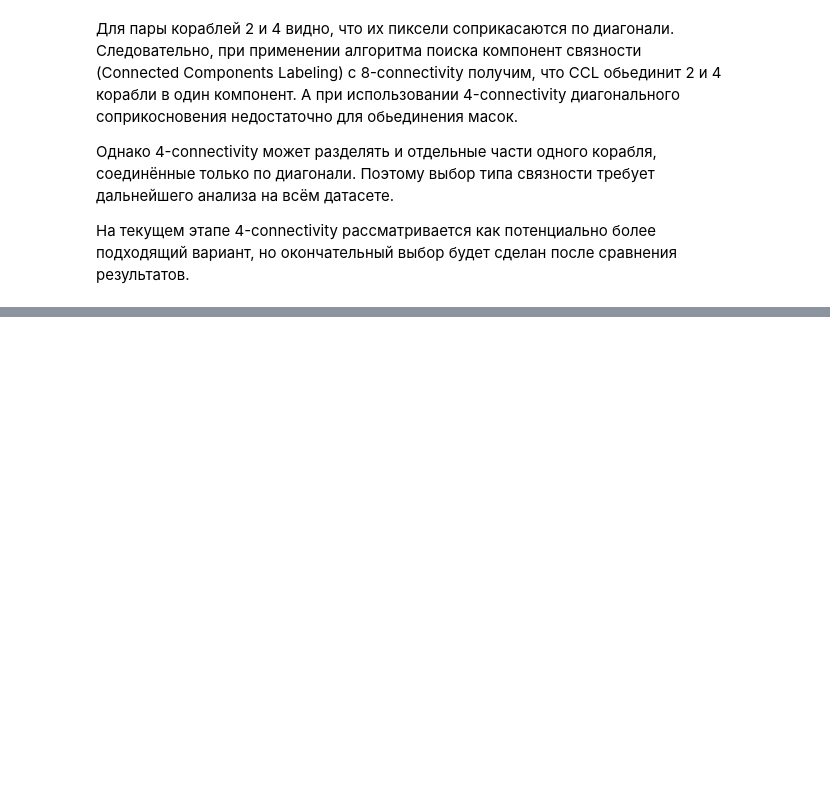
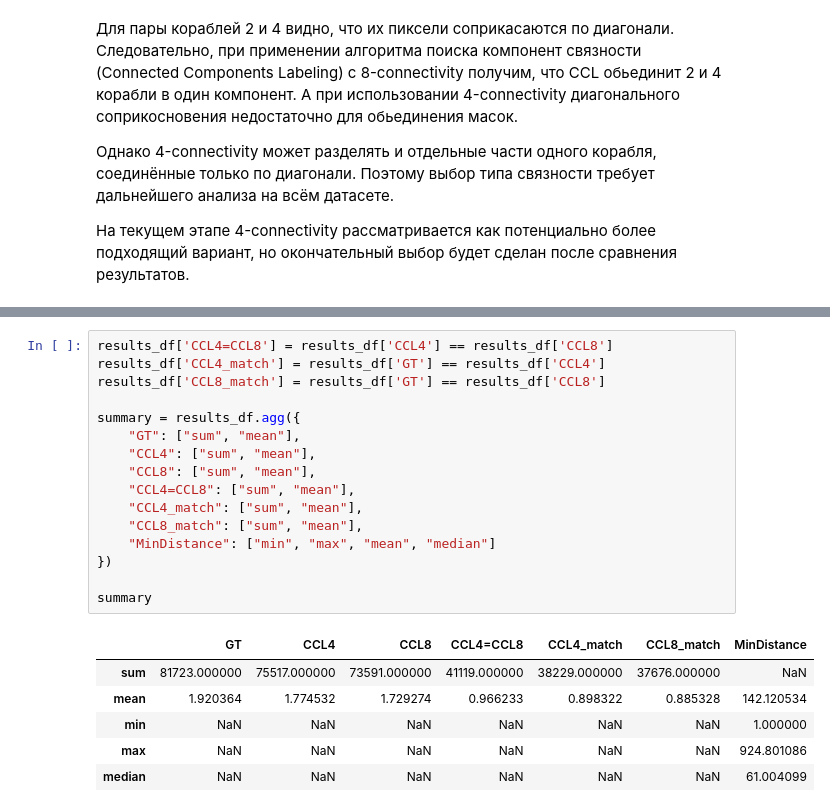
Before and after one commit to Klimentij-Kvl/ship-detection, a Jupyter notebook: notebooks/eda_instance_geometry.ipynb, the cells around one changed output, grey strips where cells are left out. Saved outputs shown, nothing was run; the diff lists cells and outputs as text; blank space fills up the shorter version.

```diff
--- a/notebooks/eda_instance_geometry.ipynb
+++ b/notebooks/eda_instance_geometry.ipynb
@@ -171,0 +233,23 @@ Ships 4 and 5: 317.20 px
+# %%
+results_df['CCL4=CCL8'] = results_df['CCL4'] == results_df['CCL8']
+results_df['CCL4_match'] = results_df['GT'] == results_df['CCL4']
+results_df['CCL8_match'] = results_df['GT'] == results_df['CCL8']
+
+summary = results_df.agg({
+    "GT": ["sum", "mean"],
+    "CCL4": ["sum", "mean"],
+    "CCL8": ["sum", "mean"],
+    "CCL4=CCL8": ["sum", "mean"],
+    "CCL4_match": ["sum", "mean"],
+    "CCL8_match": ["sum", "mean"],
+    "MinDistance": ["min", "max", "mean", "median"]
+})
+
+summary
+# %% [output]
+|  | GT | CCL4 | CCL8 | CCL4=CCL8 | CCL4_match | CCL8_match | MinDistance |
+| sum | 81723.000000 | 75517.000000 | 73591.000000 | 41119.000000 | 38229.000000 | 37676.000000 | NaN |
+| mean | 1.920364 | 1.774532 | 1.729274 | 0.966233 | 0.898322 | 0.885328 | 142.120534 |
+| min | NaN | NaN | NaN | NaN | NaN | NaN | 1.000000 |
+| max | NaN | NaN | NaN | NaN | NaN | NaN | 924.801086 |
+| median | NaN | NaN | NaN | NaN | NaN | NaN | 61.004099 |
```
Also changed, not shown: parts of 9 cells of this notebook.
